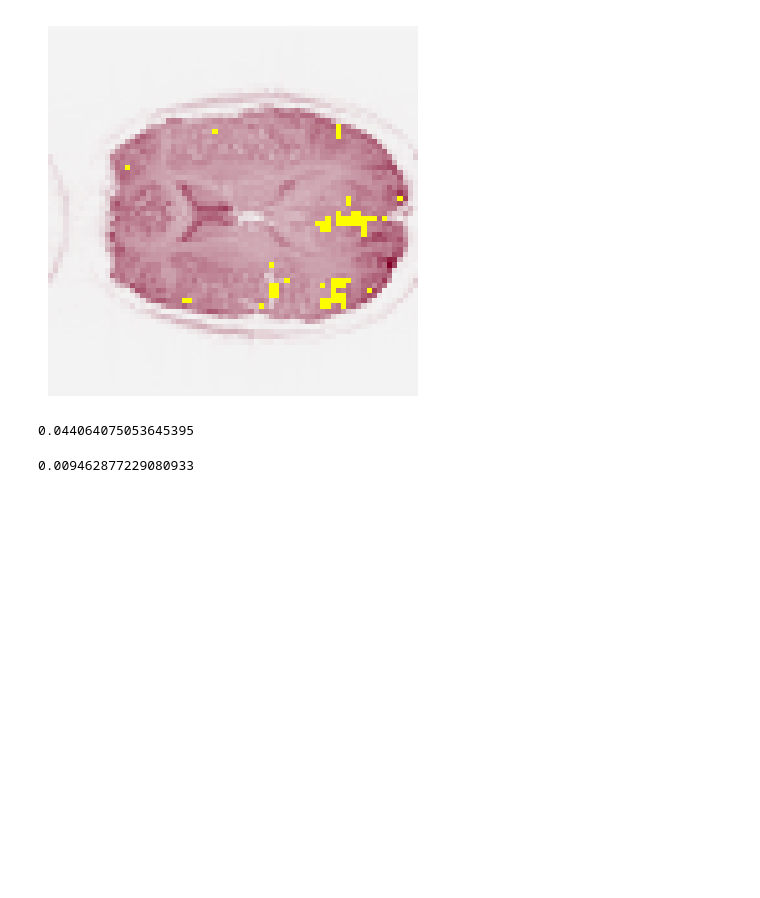
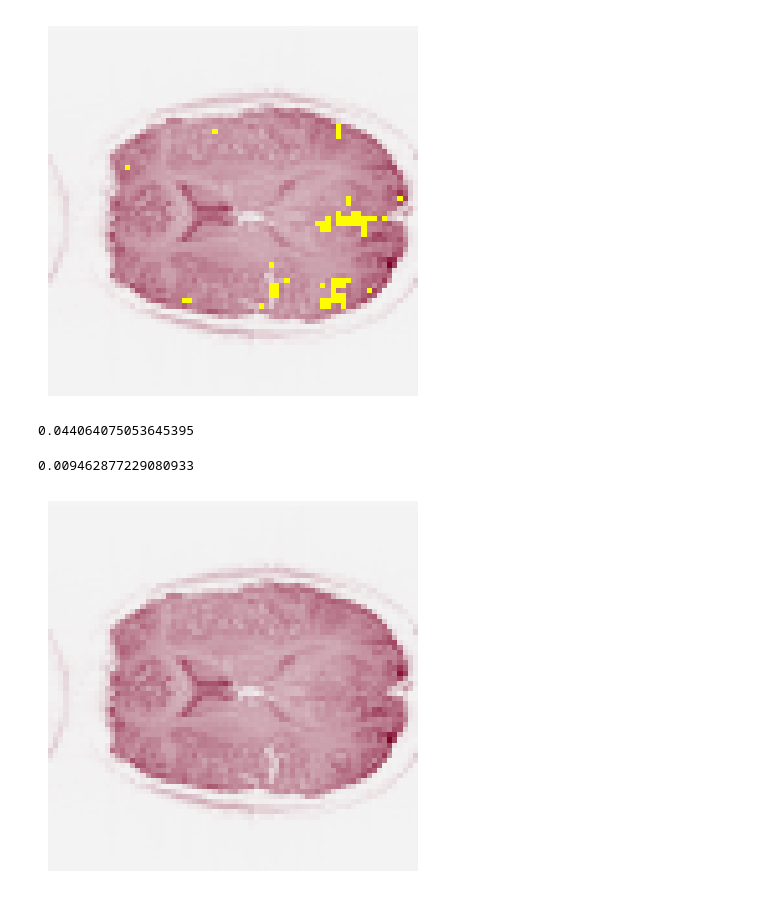
Before and after one commit to juanesfco/Thesis, a Jupyter notebook: realData.ipynb, the cells around one changed output. Saved outputs shown, nothing was run; the diff lists cells and outputs as text; code cells hidden in the pictures; blank space fills up the shorter version.

```diff
--- a/realData.ipynb
+++ b/realData.ipynb
@@ -273,3 +274,15 @@ sum(Z[3])/len(Z[3])
 sum(Z[3])/np.prod(Z_UM.get_fdata().shape)
 # %% [output]
 0.009462877229080933
+# %%
+from nilearn.masking import unmask
+import matplotlib.pyplot as plt
+
+extent = -0.5, 35.5, 35.5, -0.5
+fig = plt.figure(frameon=False)
+im1 = plt.imshow(mean_haxby.get_fdata()[:,:,18],cmap=cmap,extent=extent)
+#im2 = plt.imshow(Z_UM.get_fdata()[:,:,18],cmap=cmapt,extent=extent)
+plt.axis('off')
+fig.savefig('Thesis_MS_ScientificComputing_FlorezCoronel_JuanE/images/realExample.png', transparent=True, bbox_inches = 'tight',dpi=1000)
+# %% [output]
+[figure, added]
```
Also changed, not shown: parts of 2 cells of this notebook, 7 other files.
